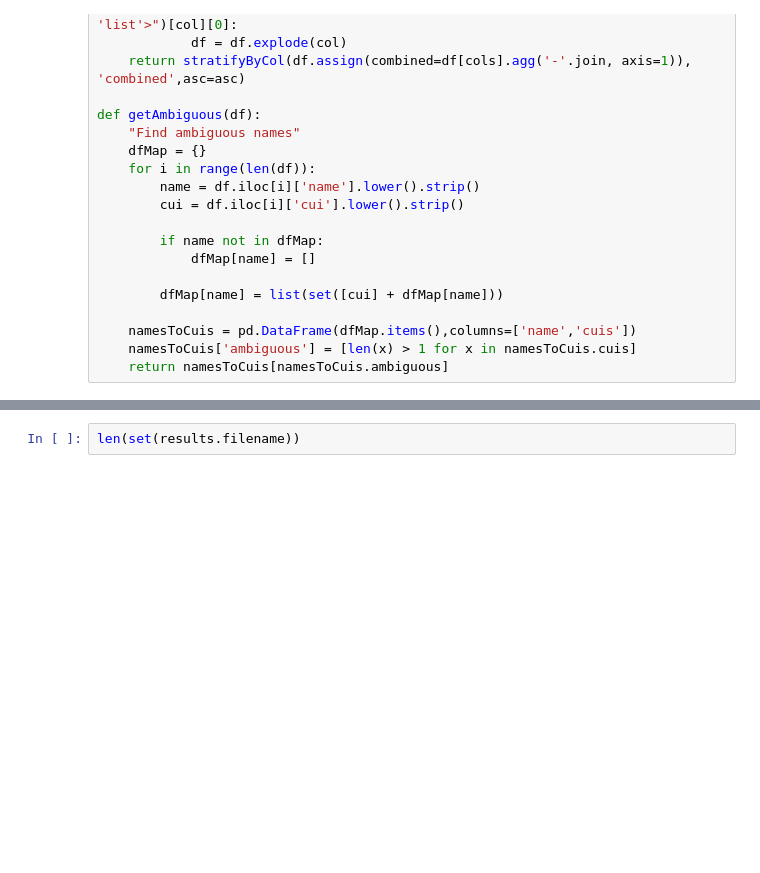
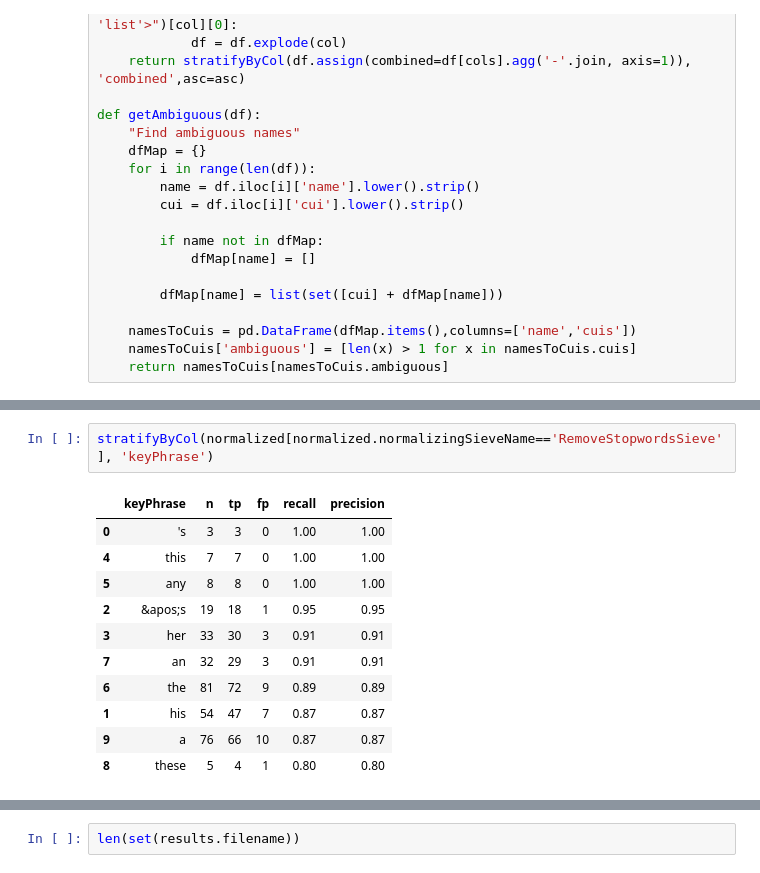
Before and after one commit to etfrenchvcu/disorder-normalizer, a Jupyter notebook: scripts/evaluate.ipynb, the cells around one changed output, grey strips where cells are left out. Cells and saved outputs as stored; diff of their text form; blank space fills up the shorter version.

```diff
--- a/scripts/evaluate.ipynb
+++ b/scripts/evaluate.ipynb
@@ -165,3 +161,17 @@ stratifyByCol(normalized, 'normalizingSieveName')
+# %%
+stratifyByCol(normalized[normalized.normalizingSieveName=='RemoveStopwordsSieve'], 'keyPhrase')
+# %% [output]
+|  | keyPhrase | n | tp | fp | recall | precision |
+| 0 | 's | 3 | 3 | 0 | 1.00 | 1.00 |
+| 4 | this | 7 | 7 | 0 | 1.00 | 1.00 |
+| 5 | any | 8 | 8 | 0 | 1.00 | 1.00 |
+| 2 | &apos;s | 19 | 18 | 1 | 0.95 | 0.95 |
+| 3 | her | 33 | 30 | 3 | 0.91 | 0.91 |
+| 7 | an | 32 | 29 | 3 | 0.91 | 0.91 |
+| 6 | the | 81 | 72 | 9 | 0.89 | 0.89 |
+| 1 | his | 54 | 47 | 7 | 0.87 | 0.87 |
+| 9 | a | 76 | 66 | 10 | 0.87 | 0.87 |
+| 8 | these | 5 | 4 | 1 | 0.80 | 0.80 |
 # %%
 remove = ['normalized','normalizingSource','normalizingSieveName']#,'goldTypes','predTypes'
 errors = analysis[(results.prediction != results.goldCui) & (results.normalized==True)]
```
Also changed, not shown: parts of 10 cells of this notebook, 4 other files.
